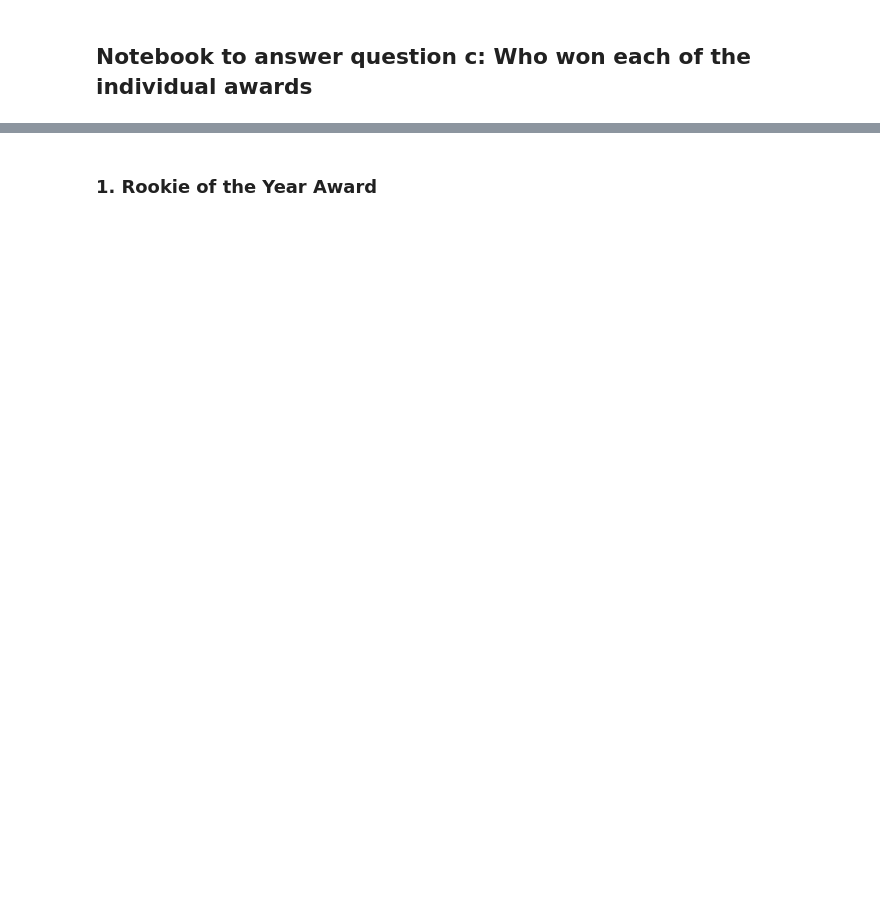
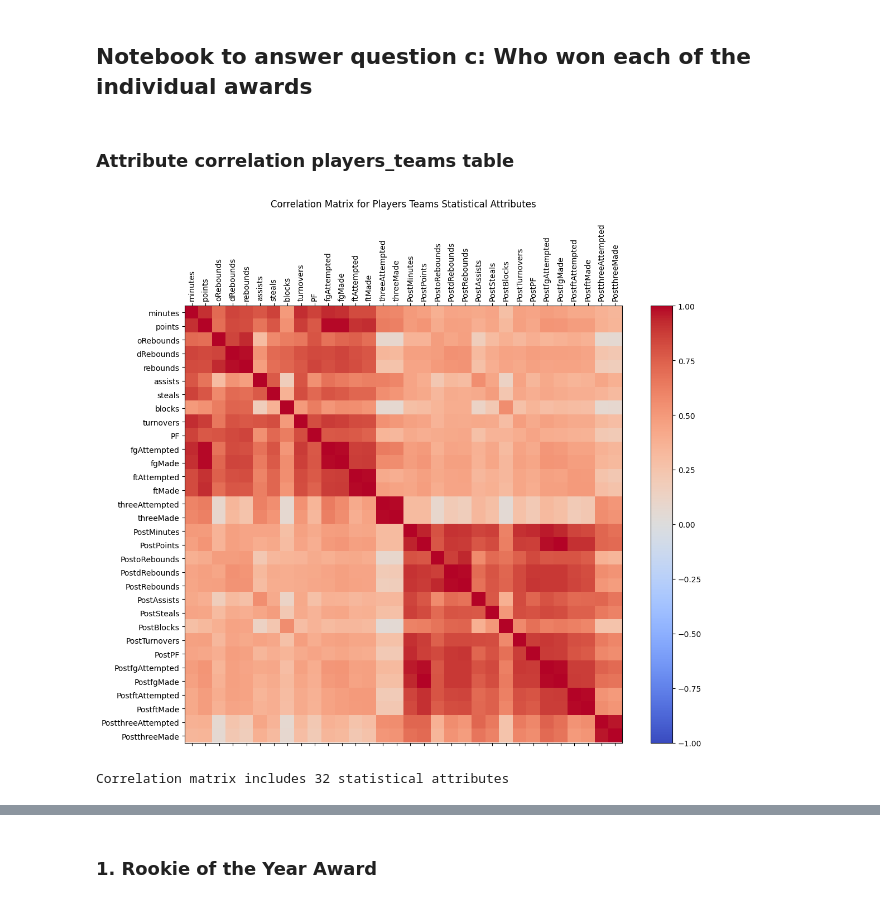
Before and after one commit to FranciscoAlves124/AC, a Jupyter notebook: awards.ipynb, the cells around one changed output, grey strips where cells are left out. Cells and saved outputs as stored; diff of their text form; code cells hidden in the pictures; blank space fills up the shorter version.

Commit message:
Awards: Correlation Matrix and new dataframe for awards with engineered features

```diff
--- a/awards.ipynb
+++ b/awards.ipynb
@@ -11,3 +11,31 @@ from pathlib import Path
 players_teams = pd.read_csv("project_data/players_teams.csv")
 awards = pd.read_csv("project_data/awards_players.csv")
 players = pd.read_csv("project_data/players_clean.csv")
+# %% [markdown]
+### Attribute correlation players_teams table
+# %%
+# Since we use the players_teams dataset to calculate awards given each year and predict, we should check how each attribute correlates with others
+
+# Select only numeric columns that represent basketball statistics (exclude IDs and categorical columns)
+numeric_cols = players_teams.select_dtypes(include=[np.number]).columns.tolist()
+# Remove non-statistical columns like year and stint
+cols_to_exclude = ['year', 'stint', 'GP', 'GS', 'dq', 'PostGP', 'PostGS', 'PostDQ']
+stats_cols = [col for col in numeric_cols if col not in cols_to_exclude]
+
+corr = players_teams[stats_cols].corr()
+fig, ax = plt.subplots(figsize=(12, 10))
+cax = ax.matshow(corr, cmap='coolwarm', vmin=-1, vmax=1)
+fig.colorbar(cax)
+ticks = np.arange(0, len(stats_cols), 1)
+ax.set_xticks(ticks)
+ax.set_yticks(ticks)
+ax.set_xticklabels(stats_cols, rotation=90)
+ax.set_yticklabels(stats_cols)
+plt.title('Correlation Matrix for Players Teams Statistical Attributes', pad=20)
+plt.tight_layout()
+plt.show()
+
+print(f"Correlation matrix includes {len(stats_cols)} statistical attributes")
+# %% [output]
+[figure, added]
+Correlation matrix includes 32 statistical attributes
```
Also changed, not shown: parts of 7 cells of this notebook, 1 other file.
